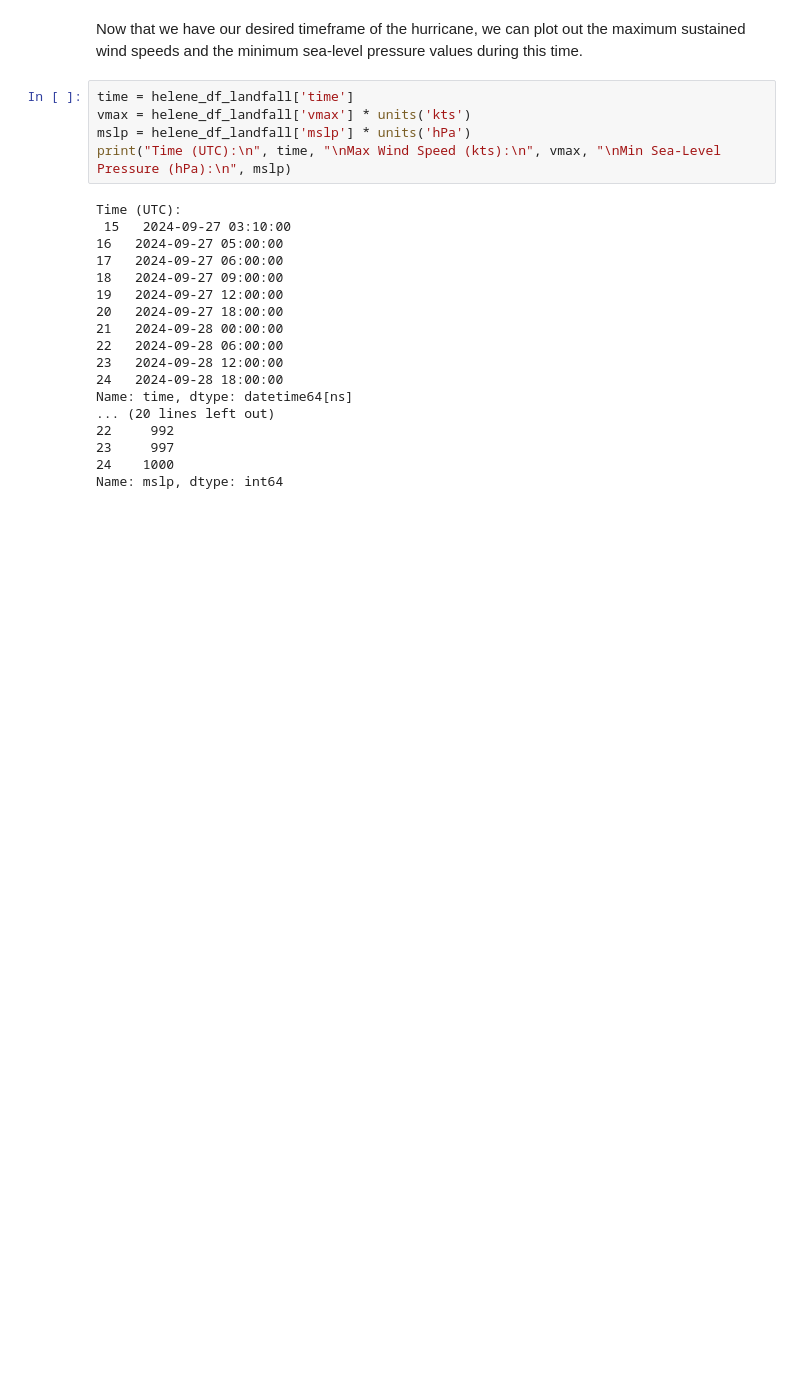
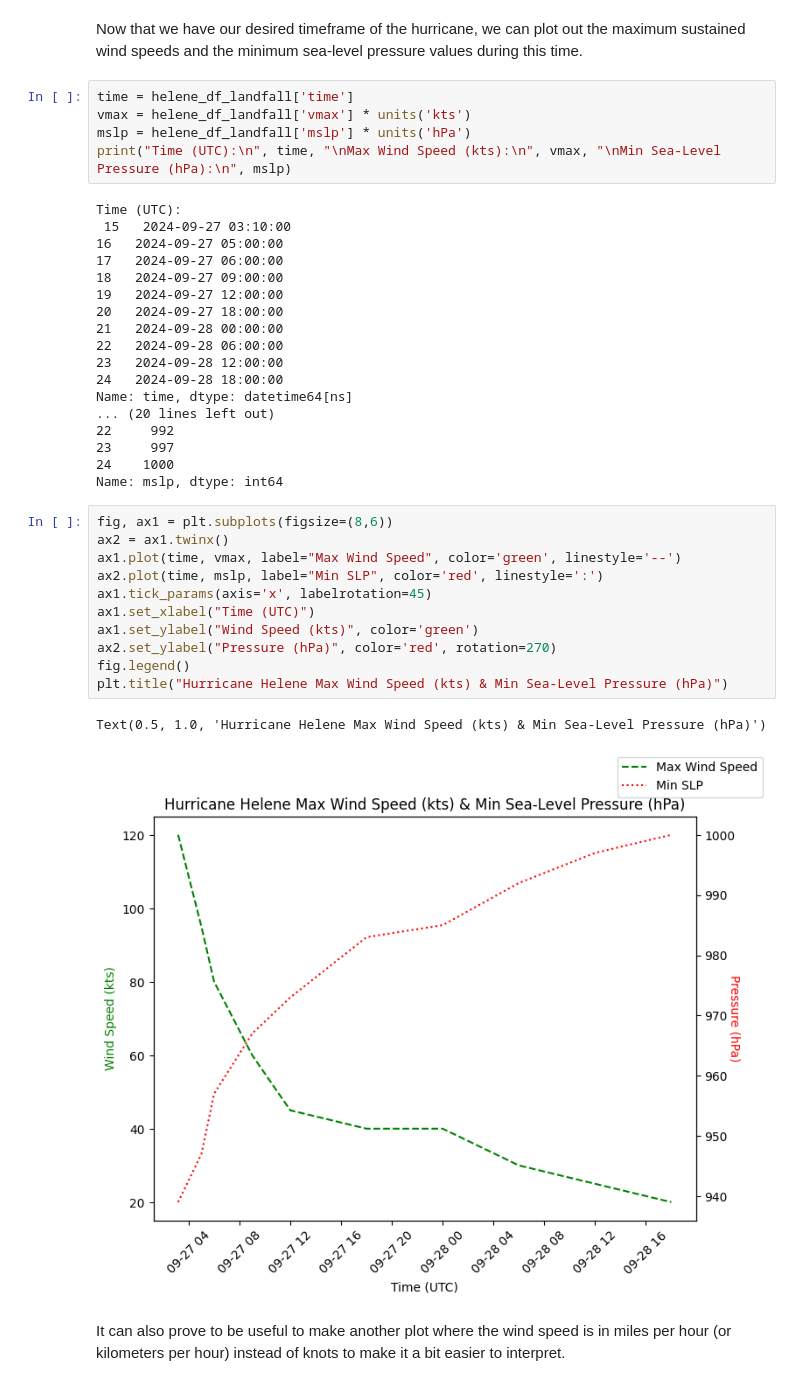
Before and after one commit to DAES433533/bluegreen, a Jupyter notebook: notebooks/Helene_Landfall_1.ipynb, the cells around one changed output. Drawn from its saved outputs; the diff is of its cells as text; blank space fills up the shorter version.

Commit message:
Updated Helene_Landfall_1.ipynb, made a couple small tweaks to Helene_Landfall.ipynb

```diff
--- a/notebooks/Helene_Landfall_1.ipynb
+++ b/notebooks/Helene_Landfall_1.ipynb
@@ -156,3 +161,19 @@ Name: time, dtype: datetime64[ns]
 23     997
 24    1000
 Name: mslp, dtype: int64
+# %%
+fig, ax1 = plt.subplots(figsize=(8,6))
+ax2 = ax1.twinx()
+ax1.plot(time, vmax, label="Max Wind Speed", color='green', linestyle='--')
+ax2.plot(time, mslp, label="Min SLP", color='red', linestyle=':')
+ax1.tick_params(axis='x', labelrotation=45)
+ax1.set_xlabel("Time (UTC)")
+ax1.set_ylabel("Wind Speed (kts)", color='green')
+ax2.set_ylabel("Pressure (hPa)", color='red', rotation=270)
+fig.legend()
+plt.title("Hurricane Helene Max Wind Speed (kts) & Min Sea-Level Pressure (hPa)")
+# %% [output]
+Text(0.5, 1.0, 'Hurricane Helene Max Wind Speed (kts) & Min Sea-Level Pressure (hPa)')
+[figure, added]
+# %% [markdown]
+It can also prove to be useful to make another plot where the wind speed is in miles per hour (or kilometers per hour) instead of knots to make it a bit easier to interpret.
```
Also changed, not shown: parts of 20 cells of this notebook, 1 other file.
